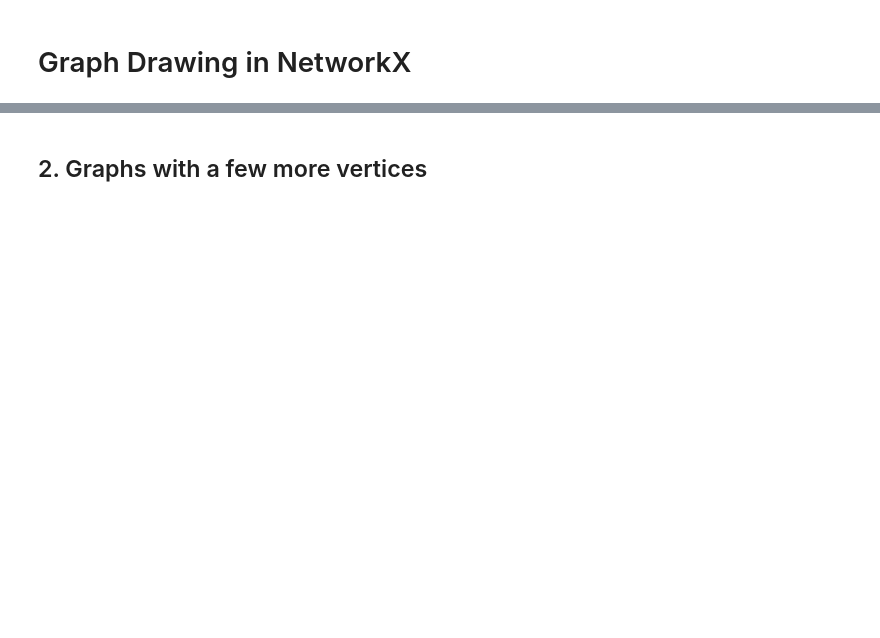
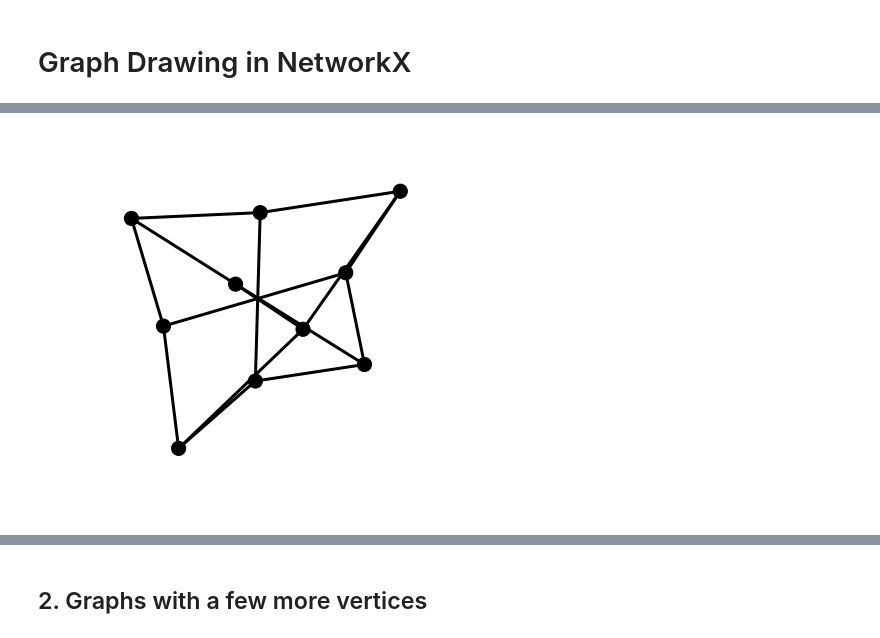
Before and after one commit to MHenderson/graph-drawing, a Jupyter notebook: networkx-drawing-notebook.ipynb, the cells around one changed output, grey strips where cells are left out. Saved outputs shown, nothing was run; the diff lists cells and outputs as text; code cells hidden in the pictures; blank space fills up the shorter version.

```diff
--- a/networkx-drawing-notebook.ipynb
+++ b/networkx-drawing-notebook.ipynb
@@ -36,0 +41,4 @@ options = {
+# %%
+nx.draw(G, **options)
+# %% [output]
+[figure, added]
```
Also changed, not shown: parts of 30 cells of this notebook.
